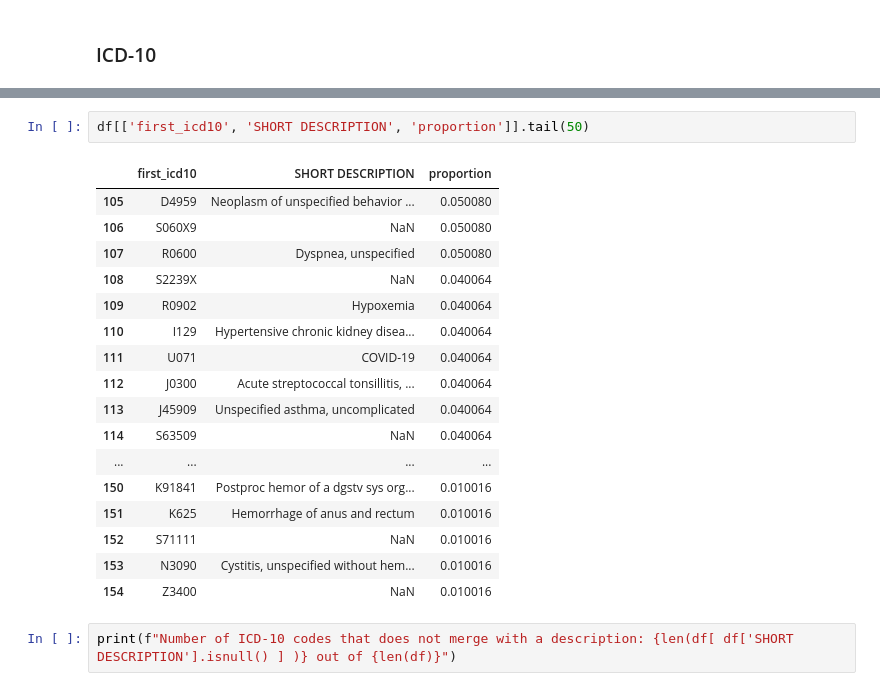
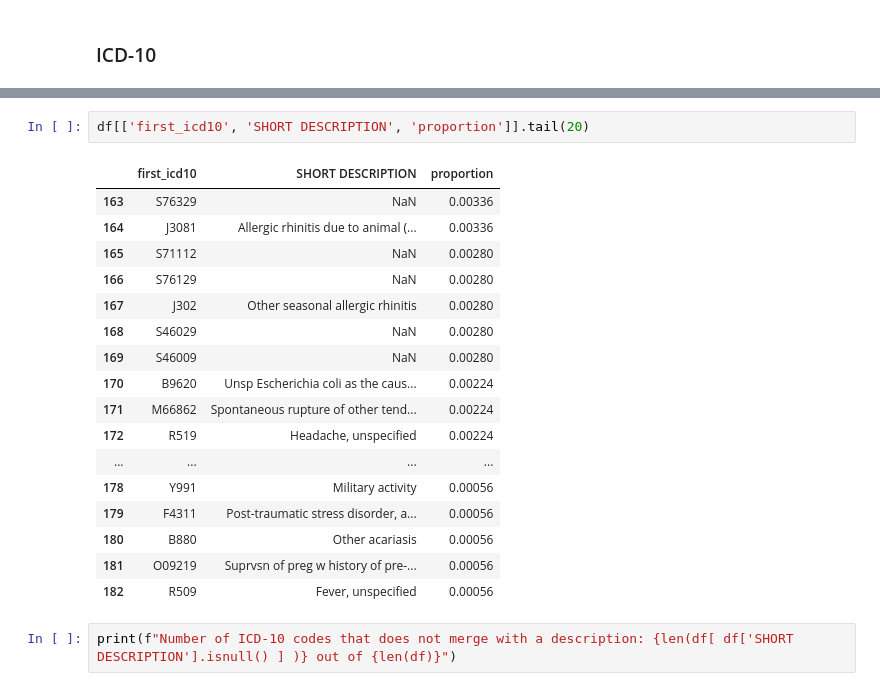
Before and after one commit to martza87/siads_696_mII, a Jupyter notebook: src/02_EDA_claim.ipynb, the cells around one changed output, grey strips where cells are left out. Cells and saved outputs as stored; diff of their text form.

```diff
--- a/src/02_EDA_claim.ipynb
+++ b/src/02_EDA_claim.ipynb
@@ -231,23 +231,23 @@ df[['first_icd10', 'SHORT DESCRIPTION', 'proportion']].head(20)
 # %%
-df[['first_icd10', 'SHORT DESCRIPTION', 'proportion']].tail(50)
+df[['first_icd10', 'SHORT DESCRIPTION', 'proportion']].tail(20)
 # %% [output]
 |  | first_icd10 | SHORT DESCRIPTION | proportion |
-| 105 | D4959 | Neoplasm of unspecified behavior ... | 0.050080 |
-| 106 | S060X9 | NaN | 0.050080 |
-| 107 | R0600 | Dyspnea, unspecified | 0.050080 |
-| 108 | S2239X | NaN | 0.040064 |
-| 109 | R0902 | Hypoxemia | 0.040064 |
-| 110 | I129 | Hypertensive chronic kidney disea... | 0.040064 |
-| 111 | U071 | COVID-19 | 0.040064 |
-| 112 | J0300 | Acute streptococcal tonsillitis, ... | 0.040064 |
-| 113 | J45909 | Unspecified asthma, uncomplicated | 0.040064 |
-| 114 | S63509 | NaN | 0.040064 |
+| 163 | S76329 | NaN | 0.00336 |
+| 164 | J3081 | Allergic rhinitis due to animal (... | 0.00336 |
+| 165 | S71112 | NaN | 0.00280 |
+| 166 | S76129 | NaN | 0.00280 |
+| 167 | J302 | Other seasonal allergic rhinitis | 0.00280 |
+| 168 | S46029 | NaN | 0.00280 |
+| 169 | S46009 | NaN | 0.00280 |
+| 170 | B9620 | Unsp Escherichia coli as the caus... | 0.00224 |
+| 171 | M66862 | Spontaneous rupture of other tend... | 0.00224 |
+| 172 | R519 | Headache, unspecified | 0.00224 |
 | ... | ... | ... | ... |
-| 150 | K91841 | Postproc hemor of a dgstv sys org... | 0.010016 |
-| 151 | K625 | Hemorrhage of anus and rectum | 0.010016 |
-| 152 | S71111 | NaN | 0.010016 |
-| 153 | N3090 | Cystitis, unspecified without hem... | 0.010016 |
-| 154 | Z3400 | NaN | 0.010016 |
+| 178 | Y991 | Military activity | 0.00056 |
+| 179 | F4311 | Post-traumatic stress disorder, a... | 0.00056 |
+| 180 | B880 | Other acariasis | 0.00056 |
+| 181 | O09219 | Suprvsn of preg w history of pre-... | 0.00056 |
+| 182 | R509 | Fever, unspecified | 0.00056 |
 # %%
 print(f"Number of ICD-10 codes that does not merge with a description: {len(df[ df['SHORT DESCRIPTION'].isnull() ] )} out of {len(df)}")
 # %% [output]
```
Also changed, not shown: parts of 34 cells of this notebook, 11 other files.
